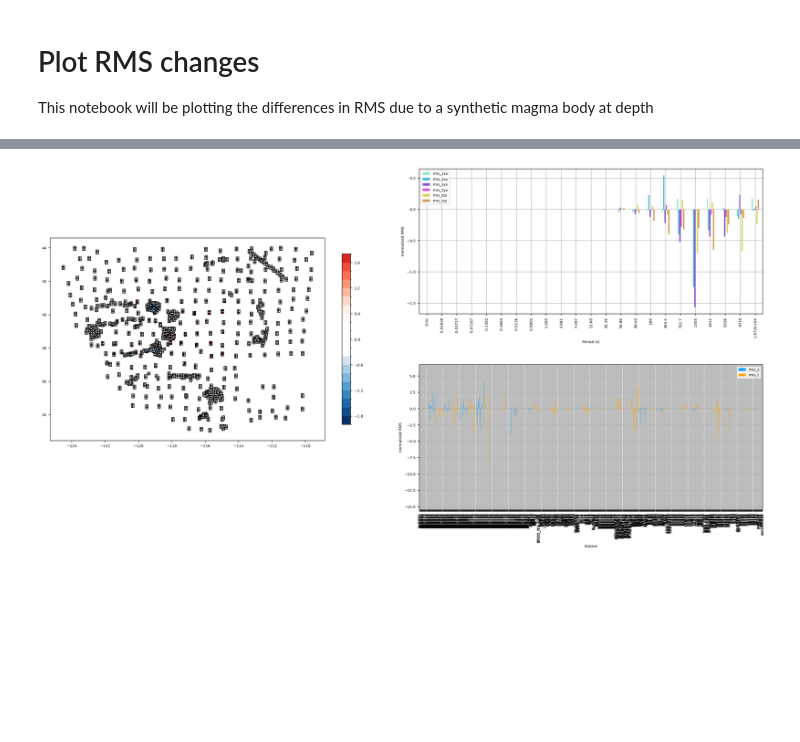
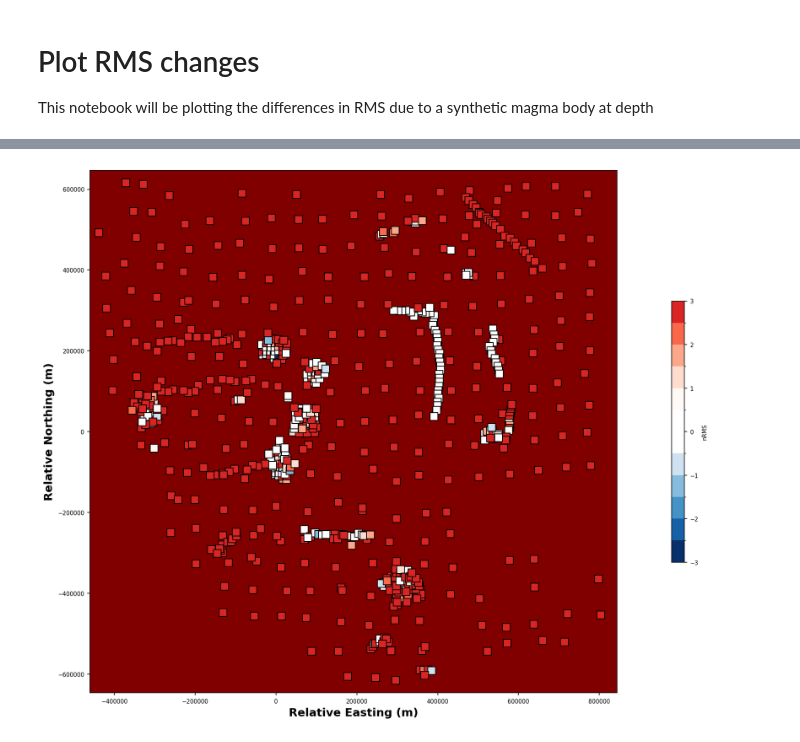
Before and after one commit to kujaku11/sandbox_scripts, a Jupyter notebook: gb_plot_thumb_tests_rms.ipynb, the cells around one changed output, grey strips where cells are left out. Cells and saved outputs as stored; diff of their text form; code cells hidden in the pictures; blank space fills up the shorter version.

```diff
--- a/gb_plot_thumb_tests_rms.ipynb
+++ b/gb_plot_thumb_tests_rms.ipynb
@@ -58,13 +52,14 @@ def calculate_rms_change(model_01_df, model_02_df):
     for col in ["z_xx", "z_xy", "z_yx", "z_yy", "t_zx", "t_zy"]:
         key = f"rms_{col.replace('_', '')}"
         with np.errstate(divide="ignore", invalid="ignore"):
-            model_02_df[key] = 100 * (model_02_df[key] - model_01_df[key]) / model_02_df[key]
+            model_02_df[key] = 100 * (model_02_df[key] - model_01_df[key]) / model_01_df[key]
+            # model_02_df[key] = (model_02_df[key] - model_01_df[key])
 
     return model_02_df
 # %%
 data_obj = Data()
 data_df = data_obj.read_data_file(Path(
-    r"c:\Users\jpeacock\OneDrive - DOI\Geothermal\GreatBasin\modem_inv\gb_01\gb_modem_data_z03_t02_edit_12.dat"
+    r"c:\Users\jpeacock\OneDrive - DOI\Geothermal\GreatBasin\modem_inv\gb_01\tests_02\gb_modem_data_z03_t02_edit_12.dat"
 )).dataframe
 md_dict["data"] = data_df
 # %%
@@ -158,0 +125,14 @@ delta_model_df = calculate_rms_change(base_model_01, test_df)
+# %%
+rms_diff = {}
+for key in md_dict.keys():
+    if key in ["data", "model"]:
+        continue
+    try:
+        model_df = calculate_rms(md_dict["data"], md_dict[key])
+    except ValueError:
+        print(f"Skipping {key}")
+        continue
+    delta_model_df = calculate_rms_change(base_model_01, model_df)
+    delta_model_df = delta_model_df[(delta_model_df.model_east > -200000) & (delta_model_df.model_east < 200000) &
+                                    (delta_model_df.model_north > -200000) & (delta_model_df.model_north < 200000)]
+    rms_diff[key] = delta_model_df[["rms_zxx", "rms_zxy", "rms_zyx", "rms_zyy", "rms_tzx", "rms_tzy"]].mean().mean()
@@ -159,16 +262,29 @@ delta_model_df = calculate_rms_change(base_model_01, test_df)
 # %%
-dp = PlotRMS(delta_model_df)
-dp.rms_min = -2
-dp.rms_max = 2
-dp.rms_step = .2
-dp.fig_num = 4
-dp.fig_size = [20, 10]
-#dp.rms_cmap = "mt_rd2wh2bl"
-dp.rms_cmap = rms_cmap
-dp.plot_station = False
-dp.box_size = 10
-dp.dx = .15
+for key in key_order[0:1]:
+    # key = key.split("_")[-1]
+    test_df = calculate_rms(md_dict["data"], md_dict[key])
+    delta_model_df = calculate_rms_change(base_model_01, test_df)
+    print(f"Change in RMS is {delta_model_df[["rms_zxx", "rms_zxy", "rms_zyx", "rms_zyy", "rms_tzx", "rms_tzy"]].mean().mean():.2f}%")
 
-dp.plot()
-#dp.save_plot(h5_path.parent.joinpath(f"{'data'}_vs_{'ouside_purged'}_rms.png"), fig_dpi=300)
+    mod_obj = StructuredGrid3D()
+    mod_obj.from_modem(Path(r"c:\Users\jpeacock\OneDrive - DOI\Geothermal\GreatBasin\modem_inv\gb_01\tests_02") / f"gb_thumb_doi_{key}.rho")
+
+    dp = PlotRMS(delta_model_df, **{"model_obj":mod_obj, "model_depth": 1000* float(key.split("_")[-1].replace("km", ""))})
+    dp.plot_per_period = False
+    dp.plot_per_station = False
+    dp.plot_map_components = False
+    dp.plot_basemap = False
+    dp.plot_model = True
+    dp.rms_min = -3
+    dp.rms_max = 3
+    dp.rms_step = .5
+    dp.fig_num = 4
+    dp.fig_size = [20, 10]
+    dp.rms_cmap = rms_cmap
+    dp.plot_station = False
+    dp.box_size = 100
+    dp.dx = .15
+
+    dp.plot()
+    # dp.save_plot(Path(r"c:\Users\jpeacock\OneDrive - DOI\Geothermal\GreatBasin\modem_inv\gb_01\tests_02") / f"gb_thumb_doi_{key}_rms_map.png", fig_dpi=300)
 # %% [output]
@@ -176 +292 @@ dp.plot()
-[figure, old version]
+[figure, new version]
```
Also changed, not shown: parts of 24 cells of this notebook, 38 other files.
